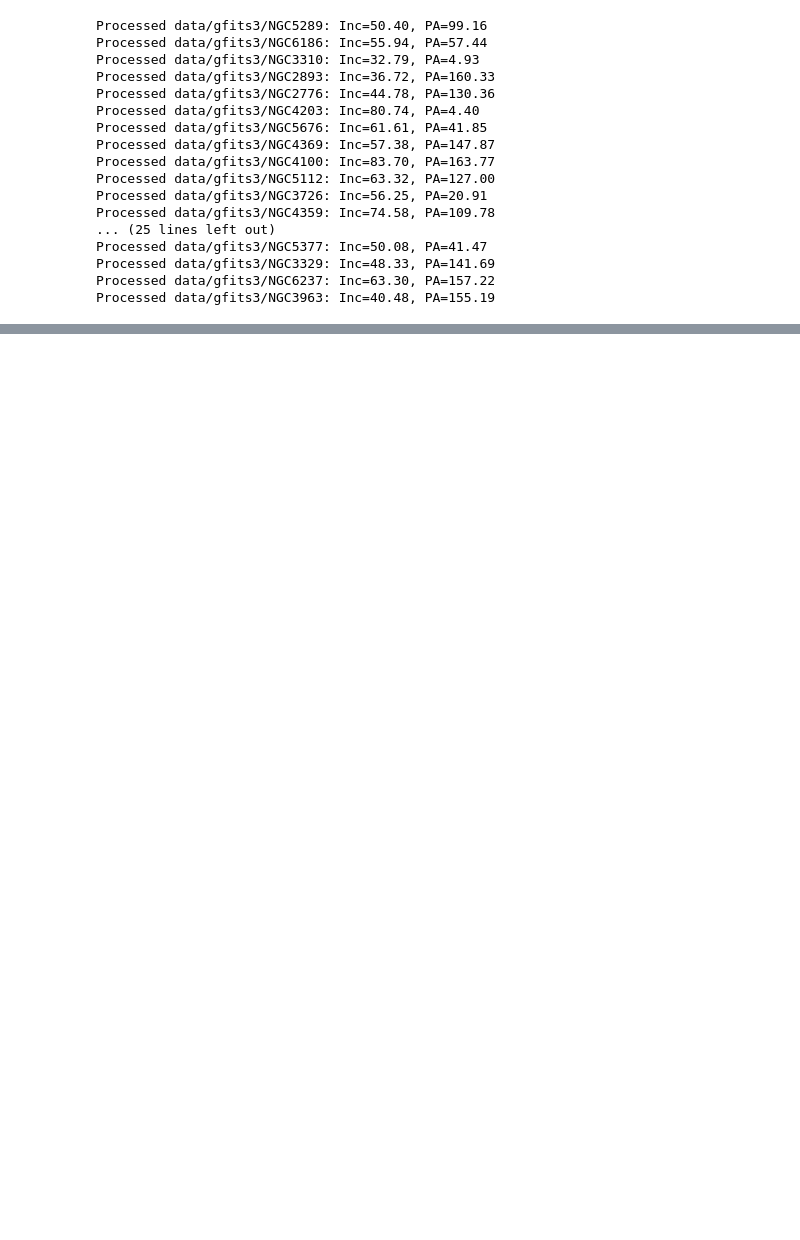
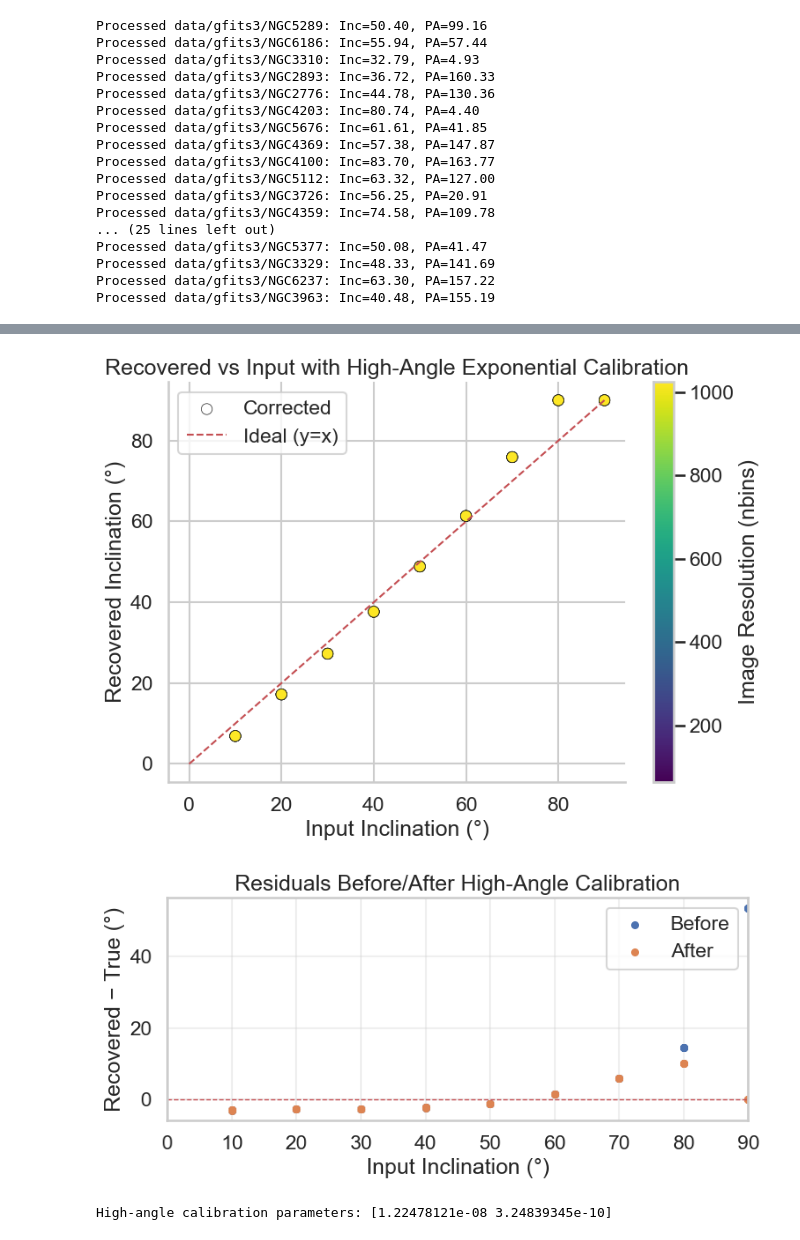
Before and after one commit to michael-petersen/GalaxyIncIinations, a Jupyter notebook: Function copy.ipynb, the cells around one changed output, grey strips where cells are left out. Saved outputs shown, nothing was run; the diff lists cells and outputs as text; code cells hidden in the pictures; blank space fills up the shorter version.

```diff
--- a/Function copy.ipynb
+++ b/Function copy.ipynb
@@ -1393,0 +1746,13 @@ Processed data/gfits3/NGC3963: Inc=40.48, PA=155.19
+# %%
+Name=[]
+Inc=[]
+PA=[]
+eta=[]
+fits_files = glob.glob('data/gfits3/*.fits.fz')
+for idx, file in enumerate(fits_files):
+    A=galaxymorphology(fits_files[idx])
+    Name.append(A[2])
+    Inc.append(A[0])
+    PA.append(A[1])
+    eta.append(A[4])
+    print(f"Processed {A[2]}: Inc={A[0]:.2f}, PA={A[1]:.2f}, eta={A[4]:.4f}")
@@ -1393,0 +2409,56 @@ Processed data/gfits3/NGC3963: Inc=40.48, PA=155.19
+# %%
+import numpy as np
+from scipy.optimize import curve_fit
+
+# residual model (x in degrees), pinned to 0 at x=60
+def resid_model(x, a, b):
+    x = np.asarray(x, dtype=float)
+    dx = np.maximum(0.0, x - 60.0)
+    return a * (1.0 - np.exp(-b * dx))
+
+# prepare data to fit on the high-angle region
+mask = inc_out > 60.0
+x_fit = inc_out[mask]
+y_fit = (inc_in - inc_out)[mask]   # residual = true - recovered
+
+# robust-ish initial guesses and bounds (positive a,b)
+p0 = [15.0, 0.1]
+bounds = ([0.0, 0.0], [60.0, 5.0])
+
+if len(x_fit) >= 2 and np.any(np.isfinite(y_fit)):
+    popt, _ = curve_fit(resid_model, x_fit, y_fit, p0=p0, bounds=bounds, maxfev=100000)
+    a_hat, b_hat = popt
+else:
+    a_hat, b_hat = 0.0, 0.0  # fallback (no correction)
+
+# apply correction piecewise
+resid = resid_model(inc_out, a_hat, b_hat)
+inc_corr = inc_out + resid
+inc_corr = np.clip(inc_corr, 0.0, 90.0)
+
+# --- plot corrected vs input ---
+plt.figure(figsize=(8,6))
+sc = plt.scatter(inc_in, inc_corr, c=nb_vals, cmap=cmap, s=80, edgecolor='k', linewidth=0.5, label='Corrected')
+plt.plot([0,90],[0,90],'r--',lw=1.5,label='Ideal (y=x)')
+plt.xlabel("Input Inclination (°)")
+plt.ylabel("Recovered Inclination (°)")
+plt.title("Recovered vs Input with High-Angle Exponential Calibration")
+cbar = plt.colorbar(sc); cbar.set_label("Image Resolution (nbins)")
+plt.legend(); sns.despine(); plt.tight_layout(); plt.show()
+
+# (optional) inspect residuals before/after
+plt.figure(figsize=(8,4))
+plt.scatter(inc_in, inc_out - inc_in, s=25, label='Before')
+plt.scatter(inc_in, inc_corr - inc_in, s=25, label='After')
+plt.axhline(0, color='r', ls='--', lw=1)
+plt.xlim(0,90)
+plt.xlabel("Input Inclination (°)")
+plt.ylabel("Recovered − True (°)")
+plt.title("Residuals Before/After High-Angle Calibration")
+plt.legend(); plt.grid(True, alpha=0.3); plt.tight_layout(); plt.show()
+
+print(f"High-angle calibration parameters: {popt}")
+# %% [output]
+[figure, added]
+[figure, added]
+High-angle calibration parameters: [1.22478121e-08 3.24839345e-10]
```
Also changed, not shown: parts of 24 cells of this notebook.
